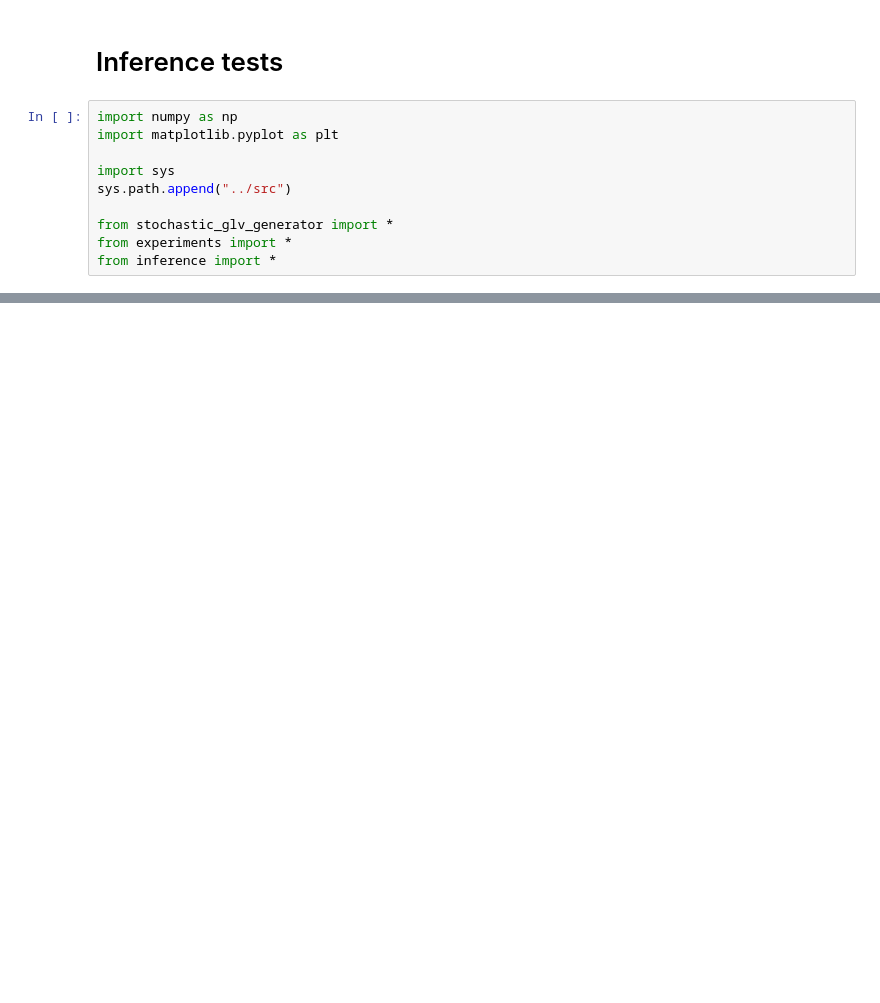
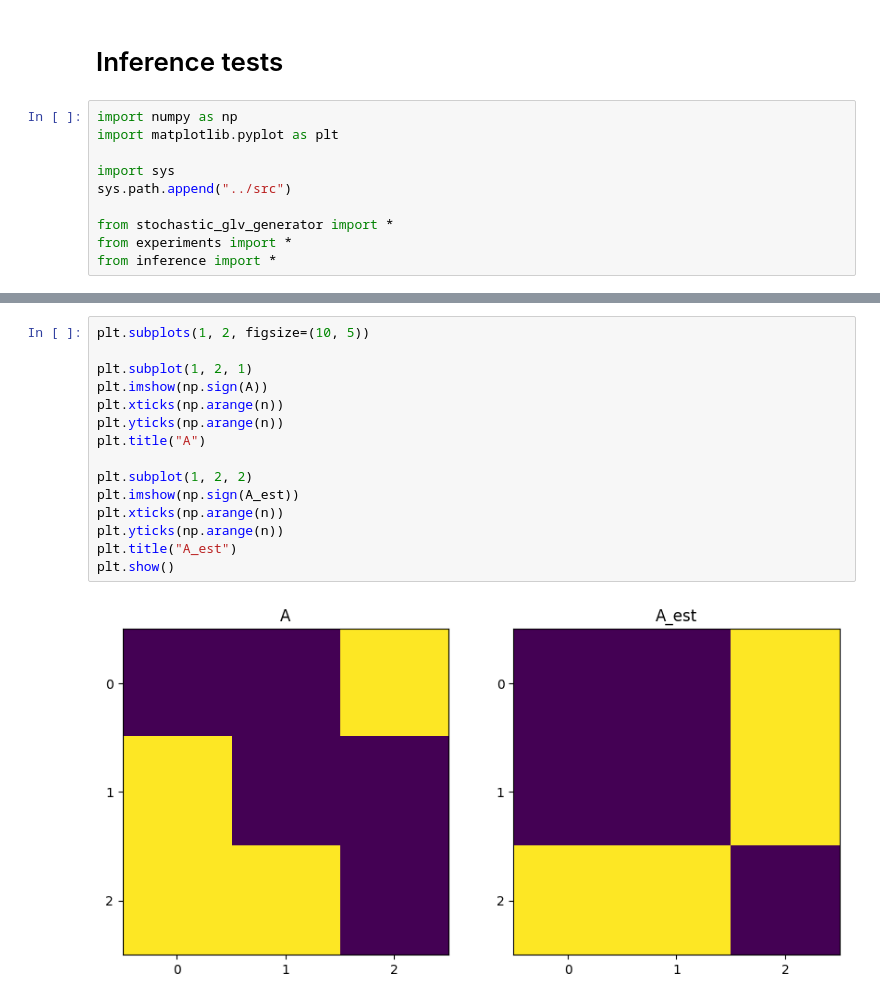
Before and after one commit to joaovaleriano/gLV_OED, a Jupyter notebook: notebooks/inference_tests.ipynb, the cells around one changed output, grey strips where cells are left out. Drawn from its saved outputs; the diff is of its cells as text; blank space fills up the shorter version.

```diff
--- a/notebooks/inference_tests.ipynb
+++ b/notebooks/inference_tests.ipynb
@@ -74,0 +59,17 @@ replicates
+# %%
+plt.subplots(1, 2, figsize=(10, 5))
+
+plt.subplot(1, 2, 1)
+plt.imshow(np.sign(A))
+plt.xticks(np.arange(n))
+plt.yticks(np.arange(n))
+plt.title("A")
+
+plt.subplot(1, 2, 2)
+plt.imshow(np.sign(A_est))
+plt.xticks(np.arange(n))
+plt.yticks(np.arange(n))
+plt.title("A_est")
+plt.show()
+# %% [output]
+[figure, added]
```
Also changed, not shown: parts of 3 cells of this notebook.
